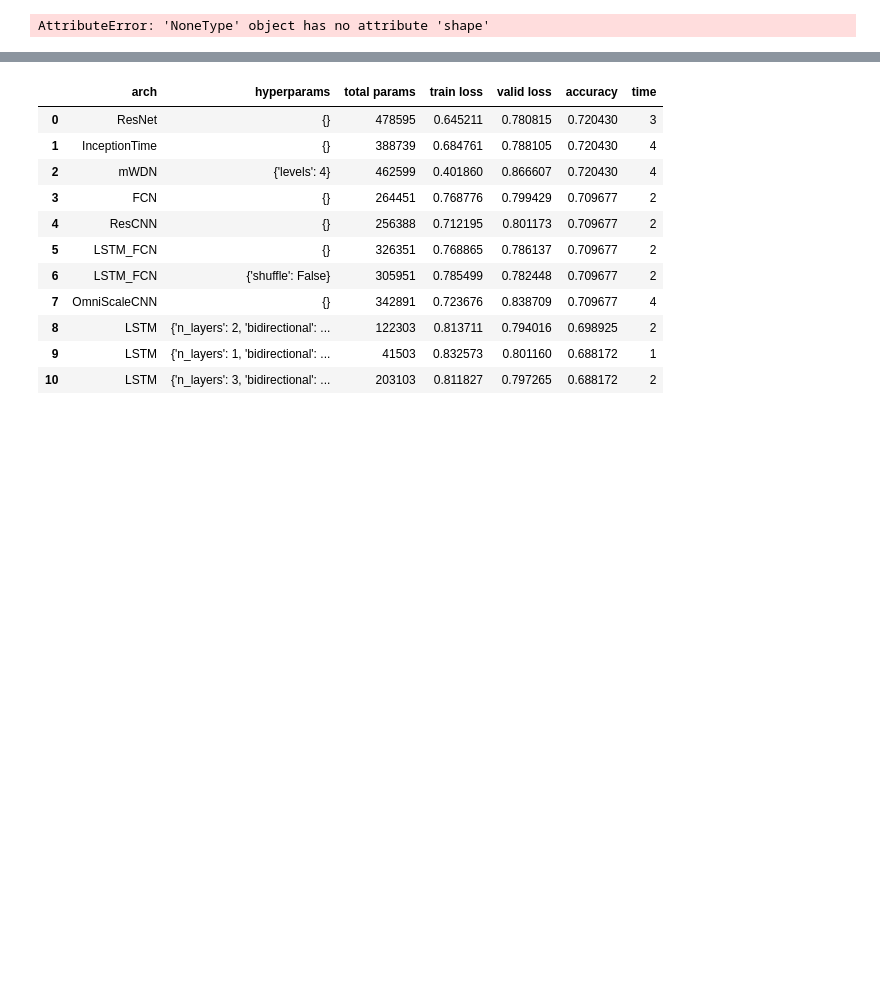
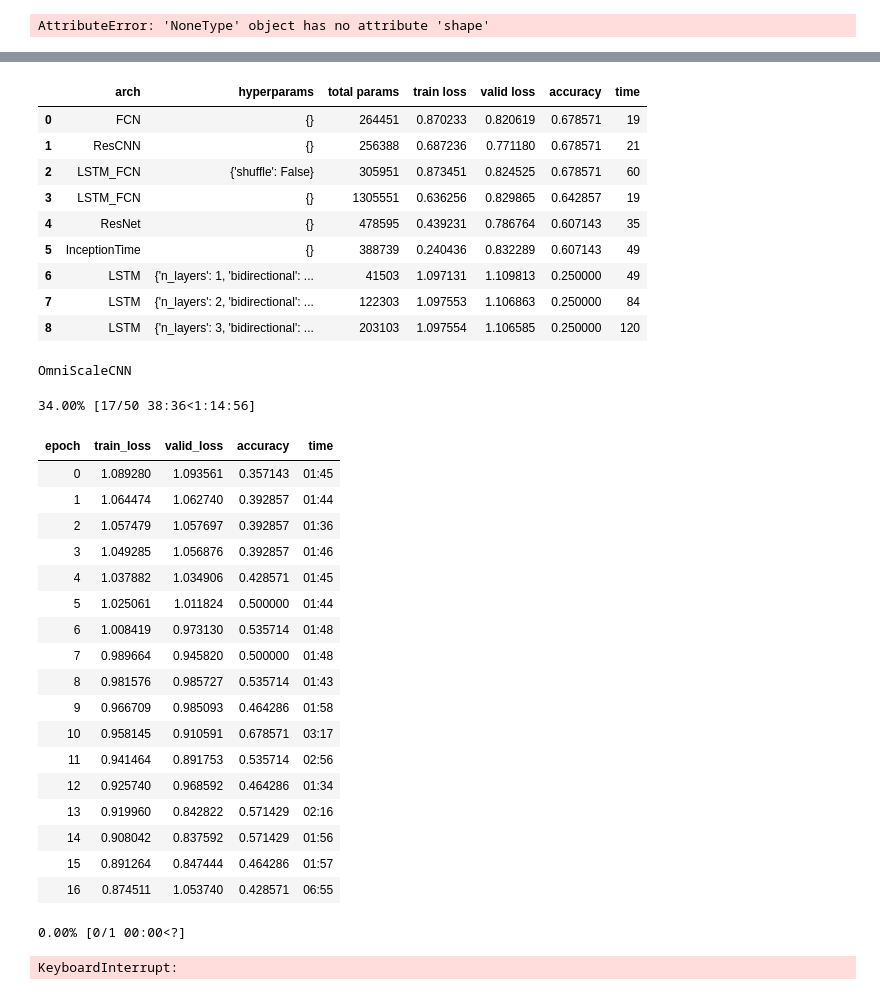
Before and after one commit to NattapolChan/SC1015-PROJECT, a Jupyter notebook: TSAI.ipynb, the cells around one changed output, grey strips where cells are left out. Drawn from its saved outputs; the diff is of its cells as text; code cells hidden in the pictures; blank space fills up the shorter version.

```diff
--- a/TSAI.ipynb
+++ b/TSAI.ipynb
@@ -131,0 +136,8 @@ np.array(normal_sounds).shape
+# %%
+X_train, X_test, y_train, y_test = [], [], [], []
+for X, y, ratio in zip([normal_sounds, extrastole_sounds, murmur_sounds], [normal_labels, extrastole_labels, murmur_labels], [0, ratio_extrastole, ratio_murmur]):
+    train_X, test_X, train_y, test_y = train_test_split(X, y, test_size=0.2, random_state=42)
+    X_train.extend(augment_noise(train_X, ratio))
+    X_test.extend(test_X)
+    y_train.extend(train_y*(ratio + 1))
+    y_test.extend(test_y)
@@ -132,7 +166,10 @@ np.array(normal_sounds).shape
 # %%
-normal_sounds = reshape_tsai(normal_sounds)
-extrastole_sounds = reshape_tsai(extrastole_sounds)
-murmur_sounds = reshape_tsai(murmur_sounds)
+# normal_sounds = reshape_tsai(normal_sounds)
+# extrastole_sounds = reshape_tsai(extrastole_sounds)
+# murmur_sounds = reshape_tsai(murmur_sounds)
+
+X_train = reshape_tsai(X_train)
+X_test = reshape_tsai(X_test)
 # %%
 X = np.concatenate((normal_sounds, extrastole_sounds, murmur_sounds), axis=0)
 y = normal_labels + extrastole_labels + murmur_labels
@@ -201,9 +237,9 @@ clf.export("clf.pkl")
 # %%
 tfms  = [None, TSClassification()] # TSClassification == Categorize
 batch_tfms = TSStandardize()
-dls = get_ts_dls(X, y, splits=splits, tfms=tfms, batch_tfms=batch_tfms, bs=[64, 128])
+dls = get_ts_dls(X, y, splits=splits, tfms=tfms, batch_tfms=batch_tfms, bs=[16, 32])
 # %%
-model = build_ts_model(LSTM, dls=dls)
+model = build_ts_model(InceptionTime, dls=dls)
 learn = Learner(dls, model, metrics=accuracy)
 # %%
 learn.lr_find()
@@ -214,37 +250,57 @@ SuggestedLRs(valley=0.0063095735386013985)
 # %%
-bs = 128
+bs = 16
 print(X.shape)
 tfms  = [None, [Categorize()]]
 dsets = TSDatasets(X, y, tfms=tfms, splits=splits)
 dls   = TSDataLoaders.from_dsets(dsets.train, dsets.valid, bs=[bs, bs*2])
 
 archs = [(FCN, {}), (ResNet, {}), (ResCNN, {}),
          (LSTM, {'n_layers':1, 'bidirectional': False}), (LSTM, {'n_layers':2, 'bidirectional': False}), (LSTM, {'n_layers':3, 'bidirectional': False}),
          (LSTM_FCN, {}), (LSTM_FCN, {'shuffle': False}), (InceptionTime, {}), (OmniScaleCNN, {}), (mWDN, {'levels': 4})]
 
 results = pd.DataFrame(columns=['arch', 'hyperparams', 'total params', 'train loss', 'valid loss', 'accuracy', 'time'])
 for i, (arch, k) in enumerate(archs):
     model = create_model(arch, dls=dls, **k)
     print(model.__class__.__name__)
     learn = Learner(dls, model,  metrics=accuracy)
     start = time.time()
-    learn.fit_one_cycle(50, 1e-3)
+    learn.fit_one_cycle(50, 5e-4)
     elapsed = time.time() - start
     vals = learn.recorder.values[-1]
     results.loc[i] = [arch.__name__, k, count_parameters(model), vals[0], vals[1], vals[2], int(elapsed)]
     results.sort_values(by='accuracy', ascending=False, kind='stable', ignore_index=True, inplace=True)
     clear_output()
     display(results)
 # %% [output]
 |  | arch | hyperparams | total params | train loss | valid loss | accuracy | time |
-| 0 | ResNet | {} | 478595 | 0.645211 | 0.780815 | 0.720430 | 3 |
-| 1 | InceptionTime | {} | 388739 | 0.684761 | 0.788105 | 0.720430 | 4 |
-| 2 | mWDN | {'levels': 4} | 462599 | 0.401860 | 0.866607 | 0.720430 | 4 |
-| 3 | FCN | {} | 264451 | 0.768776 | 0.799429 | 0.709677 | 2 |
-| 4 | ResCNN | {} | 256388 | 0.712195 | 0.801173 | 0.709677 | 2 |
-| 5 | LSTM_FCN | {} | 326351 | 0.768865 | 0.786137 | 0.709677 | 2 |
-| 6 | LSTM_FCN | {'shuffle': False} | 305951 | 0.785499 | 0.782448 | 0.709677 | 2 |
-| 7 | OmniScaleCNN | {} | 342891 | 0.723676 | 0.838709 | 0.709677 | 4 |
-| 8 | LSTM | {'n_layers': 2, 'bidirectional': ... | 122303 | 0.813711 | 0.794016 | 0.698925 | 2 |
-| 9 | LSTM | {'n_layers': 1, 'bidirectional': ... | 41503 | 0.832573 | 0.801160 | 0.688172 | 1 |
-| 10 | LSTM | {'n_layers': 3, 'bidirectional': ... | 203103 | 0.811827 | 0.797265 | 0.688172 | 2 |
+| 0 | FCN | {} | 264451 | 0.870233 | 0.820619 | 0.678571 | 19 |
+| 1 | ResCNN | {} | 256388 | 0.687236 | 0.771180 | 0.678571 | 21 |
+| 2 | LSTM_FCN | {'shuffle': False} | 305951 | 0.873451 | 0.824525 | 0.678571 | 60 |
+| 3 | LSTM_FCN | {} | 1305551 | 0.636256 | 0.829865 | 0.642857 | 19 |
+| 4 | ResNet | {} | 478595 | 0.439231 | 0.786764 | 0.607143 | 35 |
+| 5 | InceptionTime | {} | 388739 | 0.240436 | 0.832289 | 0.607143 | 49 |
+| 6 | LSTM | {'n_layers': 1, 'bidirectional': ... | 41503 | 1.097131 | 1.109813 | 0.250000 | 49 |
+| 7 | LSTM | {'n_layers': 2, 'bidirectional': ... | 122303 | 1.097553 | 1.106863 | 0.250000 | 84 |
+| 8 | LSTM | {'n_layers': 3, 'bidirectional': ... | 203103 | 1.097554 | 1.106585 | 0.250000 | 120 |
+OmniScaleCNN
+34.00% [17/50 38:36<1:14:56]
+| epoch | train_loss | valid_loss | accuracy | time |
+| 0 | 1.089280 | 1.093561 | 0.357143 | 01:45 |
+| 1 | 1.064474 | 1.062740 | 0.392857 | 01:44 |
+| 2 | 1.057479 | 1.057697 | 0.392857 | 01:36 |
+| 3 | 1.049285 | 1.056876 | 0.392857 | 01:46 |
+| 4 | 1.037882 | 1.034906 | 0.428571 | 01:45 |
+| 5 | 1.025061 | 1.011824 | 0.500000 | 01:44 |
+| 6 | 1.008419 | 0.973130 | 0.535714 | 01:48 |
+| 7 | 0.989664 | 0.945820 | 0.500000 | 01:48 |
+| 8 | 0.981576 | 0.985727 | 0.535714 | 01:43 |
+| 9 | 0.966709 | 0.985093 | 0.464286 | 01:58 |
+| 10 | 0.958145 | 0.910591 | 0.678571 | 03:17 |
+| 11 | 0.941464 | 0.891753 | 0.535714 | 02:56 |
+| 12 | 0.925740 | 0.968592 | 0.464286 | 01:34 |
+| 13 | 0.919960 | 0.842822 | 0.571429 | 02:16 |
+| 14 | 0.908042 | 0.837592 | 0.571429 | 01:56 |
+| 15 | 0.891264 | 0.847444 | 0.464286 | 01:57 |
+| 16 | 0.874511 | 1.053740 | 0.428571 | 06:55 |
+0.00% [0/1 00:00<?]
+KeyboardInterrupt:
```
Also changed, not shown: parts of 26 cells of this notebook, 1 other file.
